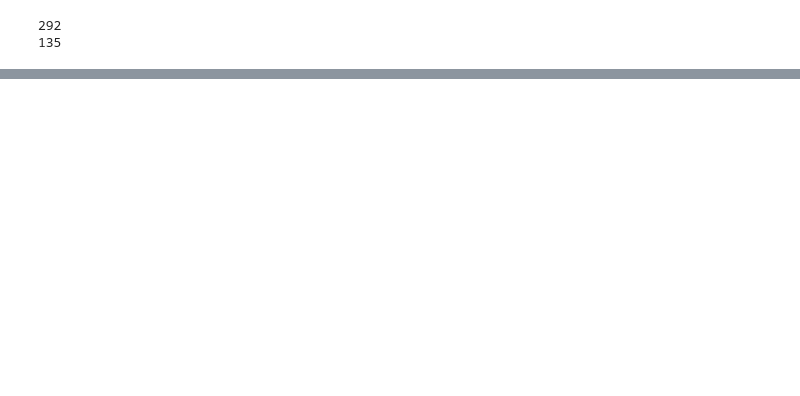
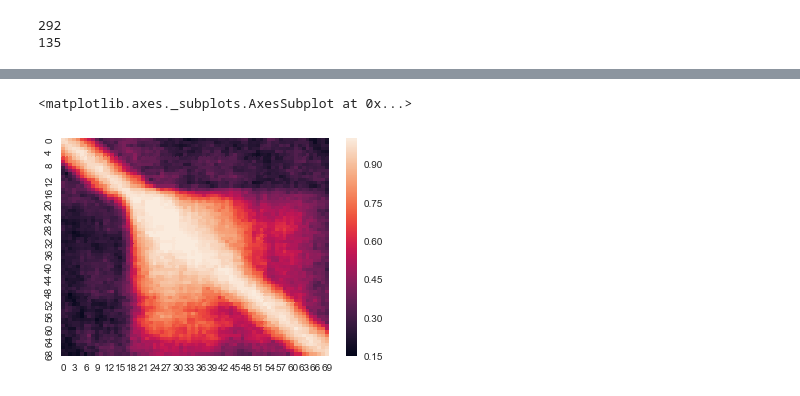
Before and after one commit to andylikescodes/neuron_research_project, a Jupyter notebook: decoding_accuracy.ipynb, the cells around one changed output, grey strips where cells are left out. Drawn from its saved outputs; the diff is of its cells as text; code cells hidden in the pictures; blank space fills up the shorter version.

```diff
--- a/decoding_accuracy.ipynb
+++ b/decoding_accuracy.ipynb
@@ -105,0 +198,2 @@ def decoding_time_matrix(cells, bin_size, step_size, time_range(0, 4000)):
+# %%
+accuracy_matrix = decoding_time_matrix(vs_cells, 500, 50)
@@ -105,0 +210,5 @@ def decoding_time_matrix(cells, bin_size, step_size, time_range(0, 4000)):
+# %%
+sns.heatmap(accuracy_matrix)
+# %% [output]
+<matplotlib.axes._subplots.AxesSubplot at 0x...>
+[figure, added]
```
Also changed, not shown: parts of 18 cells of this notebook, 4 other files.
